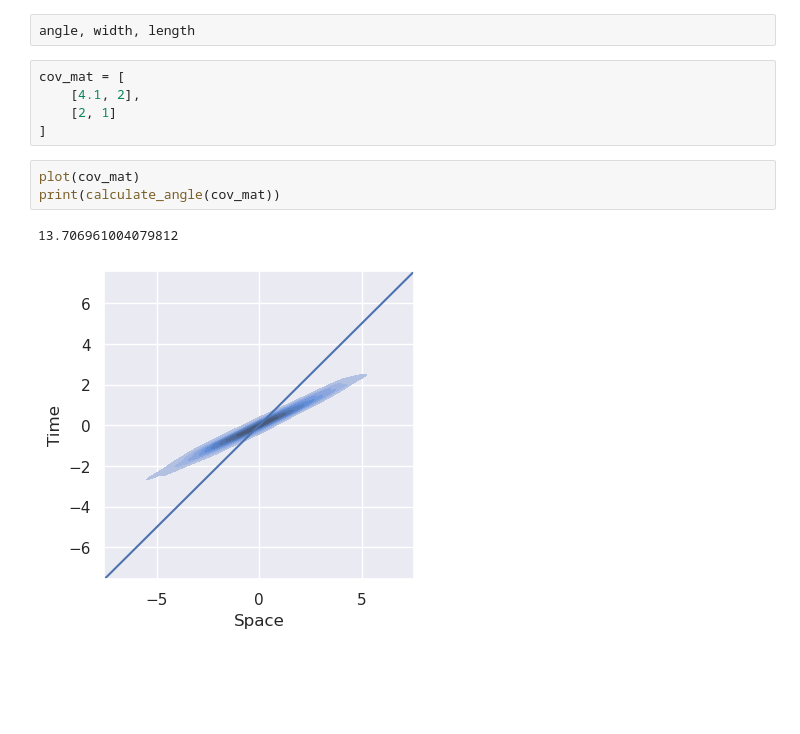
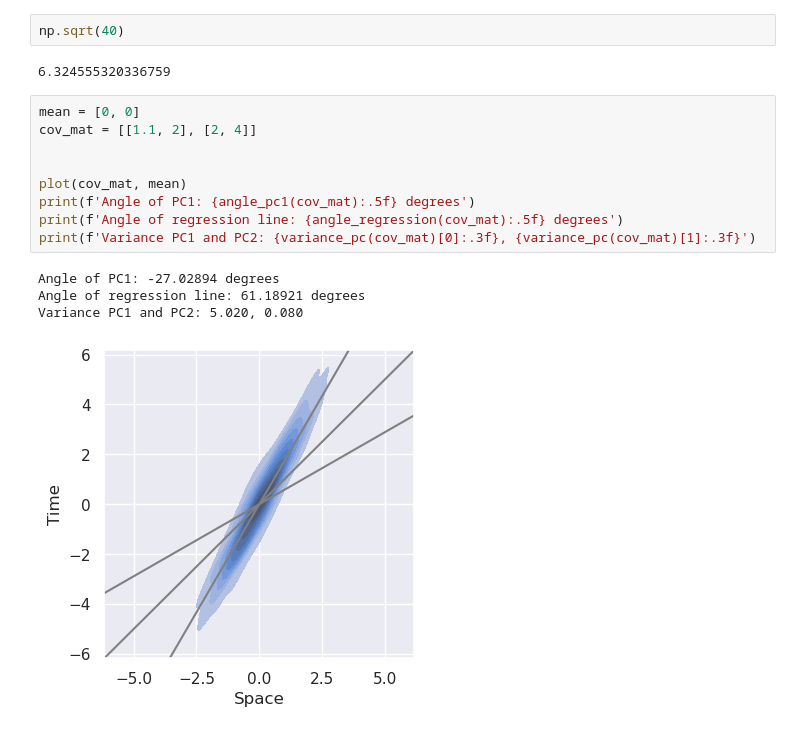
Before and after one commit to truongphanduykhanh/dasly, a Jupyter notebook: notebooks/8.1-khanhtruong-convolution.ipynb, the cells around one changed output. Drawn from its saved outputs; the diff is of its cells as text; blank space fills up the shorter version.

```diff
--- a/notebooks/8.1-khanhtruong-convolution.ipynb
+++ b/notebooks/8.1-khanhtruong-convolution.ipynb
@@ -34,13 +94,18 @@ def angle_to_ratio_variance(angle_degree):
-# %%
-angle, width, length
-# %%
-cov_mat = [
-    [4.1, 2],
-    [2, 1]
-]
-# %%
-plot(cov_mat)
-print(calculate_angle(cov_mat))
-# %% [output]
-13.706961004079812
-[figure, removed]
+# %%
+np.sqrt(40)
+# %% [output]
+6.324555320336759
+# %%
+mean = [0, 0]
+cov_mat = [[1.1, 2], [2, 4]]
+
+
+plot(cov_mat, mean)
+print(f'Angle of PC1: {angle_pc1(cov_mat):.5f} degrees')
+print(f'Angle of regression line: {angle_regression(cov_mat):.5f} degrees')
+print(f'Variance PC1 and PC2: {variance_pc(cov_mat)[0]:.3f}, {variance_pc(cov_mat)[1]:.3f}')
+# %% [output]
+Angle of PC1: -27.02894 degrees
+Angle of regression line: 61.18921 degrees
+Variance PC1 and PC2: 5.020, 0.080
+[figure, added]
```
Also changed, not shown: parts of 12 cells of this notebook, 5 other files.
